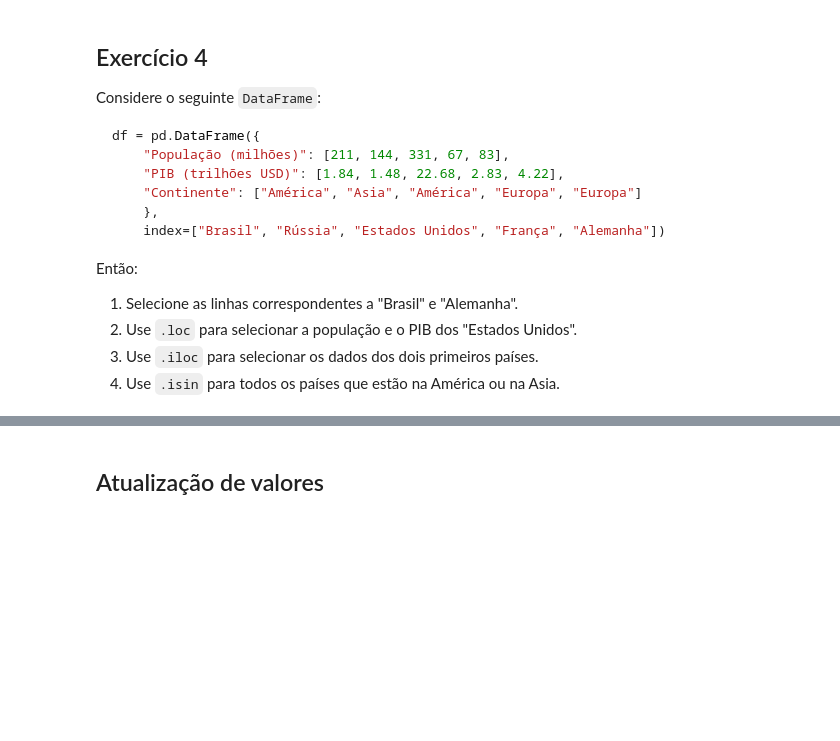
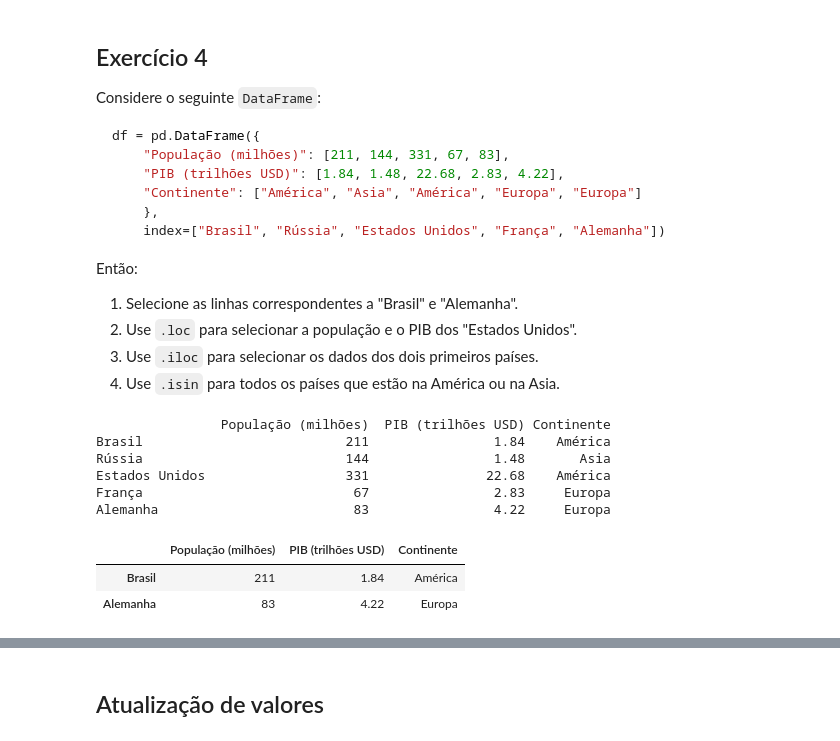
Before and after one commit to py140166149/CEE2, a Jupyter notebook: aulas.ipynb, the cells around one changed output, grey strips where cells are left out. Cells and saved outputs as stored; diff of their text form; code cells hidden in the pictures; blank space fills up the shorter version.

```diff
--- a/aulas.ipynb
+++ b/aulas.ipynb
@@ -3061,3 +3050,24 @@ Então:
 1. Use `.loc` para selecionar a população e o PIB dos "Estados Unidos".
 1. Use `.iloc` para selecionar os dados dos dois primeiros países.
 1. Use `.isin` para todos os países que estão na América ou na Asia.
+# %%
+df = pd.DataFrame({
+    "População (milhões)": [211, 144, 331, 67, 83],
+    "PIB (trilhões USD)": [1.84, 1.48, 22.68, 2.83, 4.22],
+    "Continente": ["América", "Asia", "América", "Europa", "Europa"]
+    },
+    index=["Brasil", "Rússia", "Estados Unidos", "França", "Alemanha"])
+
+print(df)
+
+df.loc[["Brasil","Alemanha"]]
+# %% [output]
+                População (milhões)  PIB (trilhões USD) Continente
+Brasil                          211                1.84    América
+Rússia                          144                1.48       Asia
+Estados Unidos                  331               22.68    América
+França                           67                2.83     Europa
+Alemanha                         83                4.22     Europa
+|  | População (milhões) | PIB (trilhões USD) | Continente |
+| Brasil | 211 | 1.84 | América |
+| Alemanha | 83 | 4.22 | Europa |
```
Also changed, not shown: parts of 7 cells of this notebook.
